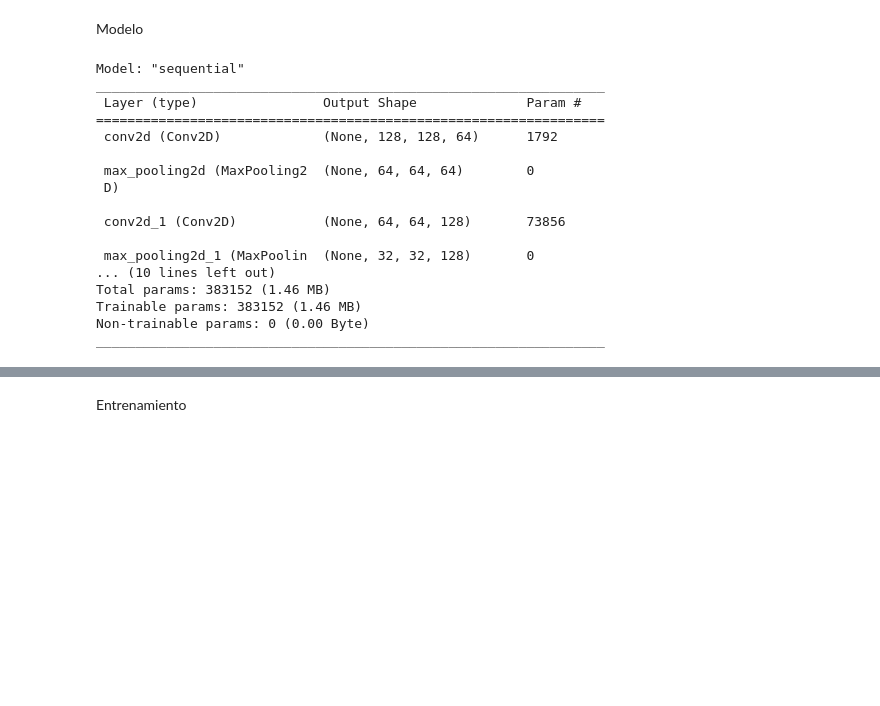
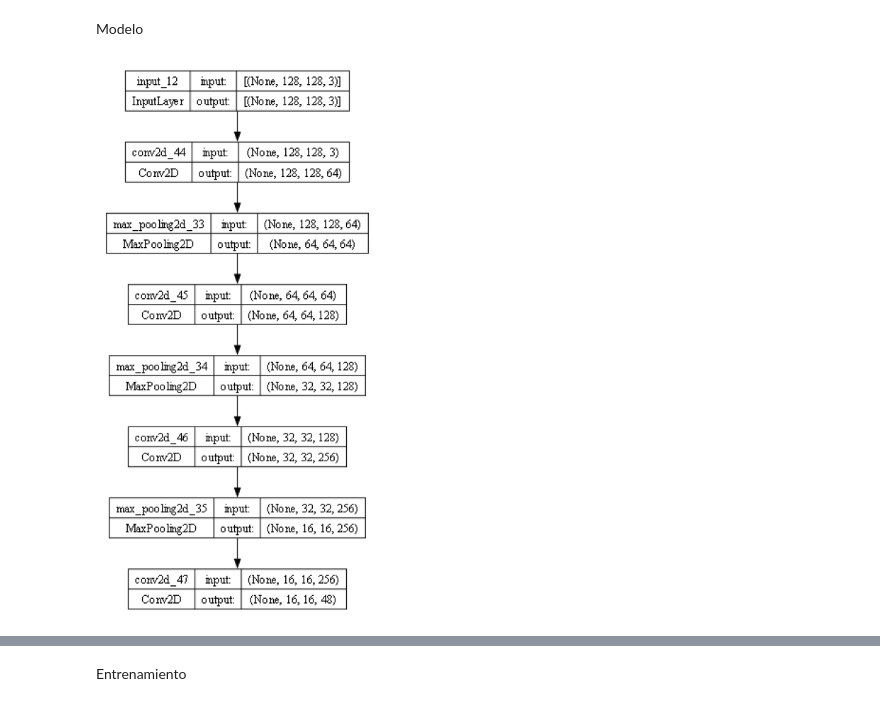
Before and after one commit to AlvaroMonteroB/Deep_Learning, a Jupyter notebook: Temas Selectos/P2/AUTOENCODER/Image_autoencoder/main.ipynb, the cells around one changed output, grey strips where cells are left out. Cells and saved outputs as stored; diff of their text form; code cells hidden in the pictures; blank space fills up the shorter version.

```diff
--- a/Temas Selectos/P2/AUTOENCODER/Image_autoencoder/main.ipynb
+++ b/Temas Selectos/P2/AUTOENCODER/Image_autoencoder/main.ipynb
@@ -128,36 +100,24 @@ Modelo
 # %%
 #Encoder
 input_layer=tf.keras.layers.Input((128,128,3))
-encoder=tf.keras.Sequential([
-    input_layer,
-    tf.keras.layers.Conv2D(filters=64,kernel_size=(3,3),activation='relu',padding='same'),
-    tf.keras.layers.MaxPool2D(pool_size=(2,2),padding='same'),
-    tf.keras.layers.Conv2D(filters=128,kernel_size=(3,3),activation='relu',padding='same'),
-    tf.keras.layers.MaxPool2D(pool_size=(2,2),padding='same'),
-    tf.keras.layers.Conv2D(filters=256,kernel_size=(3,3),activation='relu',padding='same'),
-    tf.keras.layers.MaxPool2D(pool_size=(2,2),padding='same'),
-    tf.keras.layers.Conv2D(filters=48,kernel_size=(1,1),activation='relu',padding='same')
 
-])
-#encoder.build()
-encoder.summary()
+X=tf.keras.layers.Conv2D(filters=64,kernel_size=(3,3),activation='relu',padding='same')(input_layer)
+X=tf.keras.layers.MaxPool2D(pool_size=(2,2),padding='same')(X)
+X=tf.keras.layers.Conv2D(filters=128,kernel_size=(3,3),activation='relu',padding='same')(X)
+X=tf.keras.layers.MaxPool2D(pool_size=(2,2),padding='same')(X)
+X=tf.keras.layers.Conv2D(filters=256,kernel_size=(3,3),activation='relu',padding='same')(X)
+X=tf.keras.layers.MaxPool2D(pool_size=(2,2),padding='same')(X)
+X=tf.keras.layers.Conv2D(filters=48,kernel_size=(1,1),activation='relu',padding='same')(X)
+
+encoder=tf.keras.Model(inputs=input_layer, outputs=X)
+
+tf.keras.utils.plot_model(encoder,to_file='encoder.png', show_shapes=True, dpi=64,show_dtype=False)
 Latent_size=(16,16,48)
+img = mpimg.imread('/mnt/d/Repositorios/Deep_Learning/Temas Selectos/P2/AUTOENCODER/Image_autoencoder/encoder.png')
+plt.figure(figsize=(10, 10))
+imgplot = plt.imshow(img)
+plt.axis('off')
+plt.show()
 # %% [output]
-Model: "sequential"
-_________________________________________________________________
- Layer (type)                Output Shape              Param #
-=================================================================
- conv2d (Conv2D)             (None, 128, 128, 64)      1792
-
- max_pooling2d (MaxPooling2  (None, 64, 64, 64)        0
- D)
-
- conv2d_1 (Conv2D)           (None, 64, 64, 128)       73856
-
- max_pooling2d_1 (MaxPoolin  (None, 32, 32, 128)       0
-... (10 lines left out)
-Total params: 383152 (1.46 MB)
-Trainable params: 383152 (1.46 MB)
-Non-trainable params: 0 (0.00 Byte)
-_________________________________________________________________
+[figure, added]
 # %%
```
Also changed, not shown: parts of 10 cells of this notebook, 2 other files.
